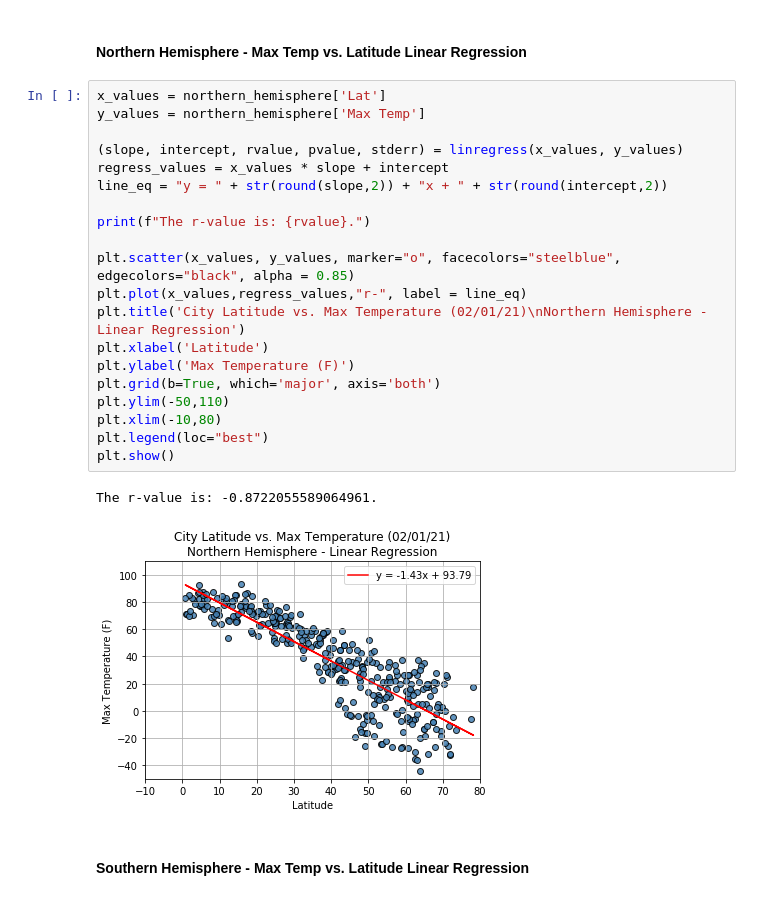
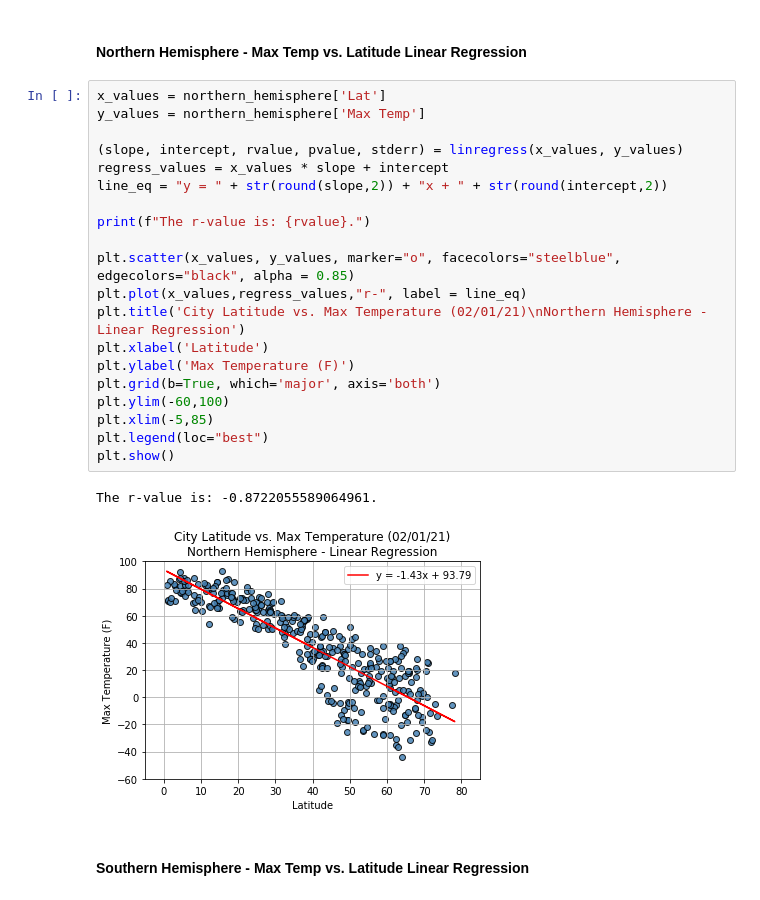
Before and after one commit to vandrade88/python-api-challenge, a Jupyter notebook: WeatherPy/WeatherPy.ipynb, the cells around one changed output. Drawn from its saved outputs; the diff is of its cells as text.

```diff
--- a/WeatherPy/WeatherPy.ipynb
+++ b/WeatherPy/WeatherPy.ipynb
@@ -333,26 +333,26 @@ southern_hemisphere = city_df.loc[city_df['Lat'] < 0]
 # %%
 x_values = northern_hemisphere['Lat']
 y_values = northern_hemisphere['Max Temp']
 
 (slope, intercept, rvalue, pvalue, stderr) = linregress(x_values, y_values)
 regress_values = x_values * slope + intercept
 line_eq = "y = " + str(round(slope,2)) + "x + " + str(round(intercept,2))
 
 print(f"The r-value is: {rvalue}.")
 
 plt.scatter(x_values, y_values, marker="o", facecolors="steelblue", edgecolors="black", alpha = 0.85)
 plt.plot(x_values,regress_values,"r-", label = line_eq)
 plt.title('City Latitude vs. Max Temperature (02/01/21)\nNorthern Hemisphere - Linear Regression')
 plt.xlabel('Latitude')
 plt.ylabel('Max Temperature (F)')
 plt.grid(b=True, which='major', axis='both')
-plt.ylim(-50,110)
-plt.xlim(-10,80)
+plt.ylim(-60,100)
+plt.xlim(-5,85)
 plt.legend(loc="best")
 plt.show()
 # %% [output]
 The r-value is: -0.8722055589064961.
-[figure, old version]
+[figure, new version]
 # %% [markdown]
 ####  Southern Hemisphere - Max Temp vs. Latitude Linear Regression
 # %%
```
Also changed, not shown: parts of 10 cells of this notebook.
